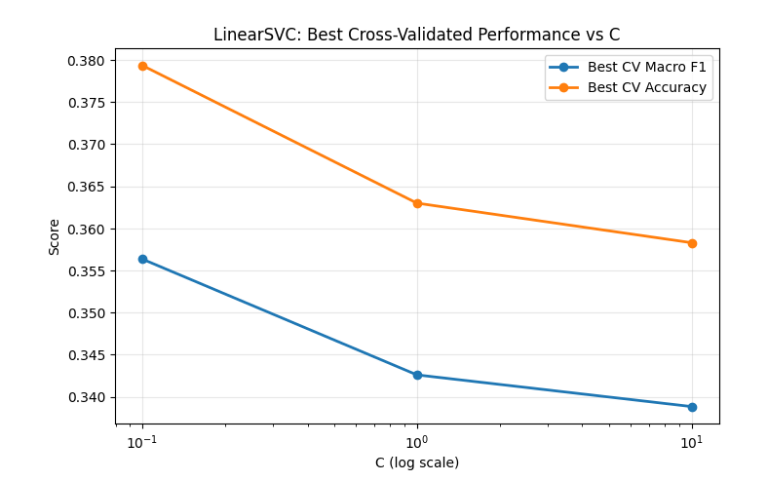
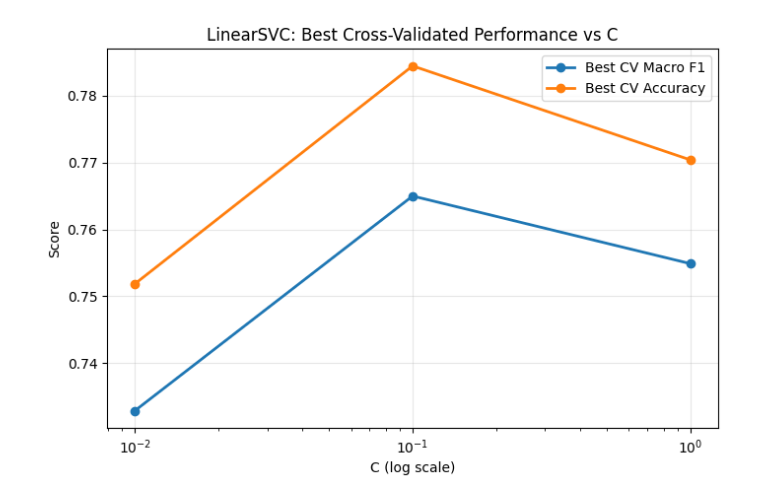
Before and after one commit to khadinguyen/datathon-2026, a Jupyter notebook: SVM Model.ipynb, the cells around one changed output. Saved outputs shown, nothing was run; the diff lists cells and outputs as text; code cells hidden in the pictures.

Commit message:
Finalized.

```diff
--- a/SVM Model.ipynb
+++ b/SVM Model.ipynb
@@ -57,9 +82,12 @@ y_test = le.transform(y_test)
 
 # TF-IDF
 vectorizer = TfidfVectorizer(
-    max_features=2000,
+    max_features=15000,
     ngram_range=(1, 2),
-    stop_words="english"
+    min_df=2,
+    max_df=0.95,
+    sublinear_tf=True,
+    stop_words=None
 )
 
 X_train_text_vec = vectorizer.fit_transform(X_train_text)
@@ -155,0 +193,9 @@ Fitting 3 folds for each of 8 candidates, totalling 24 fits
+# %%
+all_features_results = run_svm_experiment(
+    X_train_final,
+    X_test_final,
+    y_train,
+    y_test,
+    le,
+    model_name="SVM - TFIDF + All Features"
+)
@@ -158,7 +222,7 @@ Fitting 3 folds for each of 8 candidates, totalling 24 fits
 # For each C, keep the best score across class_weight options
 # Shows the best accuracy and f1 at each C
 
-results = pd.DataFrame(grid_search.cv_results_)
+results = pd.DataFrame(all_features_results["grid_search"].cv_results_)
 
 # Make C numeric so sorting/plotting works properly
 results["param_C"] = results["param_C"].astype(float)
@@ -169,34 +233,34 @@ best_f1_per_C = (results.groupby("param_C", as_index=False)["mean_test_f1_macro"
 )
 
 best_acc_per_C = (results.groupby("param_C", as_index=False)["mean_test_accuracy"]
     .max()
     .sort_values("param_C")
 )
 
 plt.figure(figsize=(8, 5))
 plt.plot(
     best_f1_per_C["param_C"],
     best_f1_per_C["mean_test_f1_macro"],
     marker="o",
     linewidth=2,
     label="Best CV Macro F1"
 )
 plt.plot(
     best_acc_per_C["param_C"],
     best_acc_per_C["mean_test_accuracy"],
     marker="o",
     linewidth=2,
     label="Best CV Accuracy"
 )
 plt.xscale("log")
 plt.xlabel("C (log scale)")
 plt.ylabel("Score")
 plt.title("LinearSVC: Best Cross-Validated Performance vs C")
 plt.grid(True, alpha=0.3)
 plt.legend()
 plt.show()
 # %% [output]
-[figure, old version]
+[figure, new version]
 # %%
 # GRAPH 2: Train vs Validation Macro F1 by C
 # For each C, pick the row with the best validation macro F1
```
Also changed, not shown: parts of 7 cells of this notebook, 4 other files.
